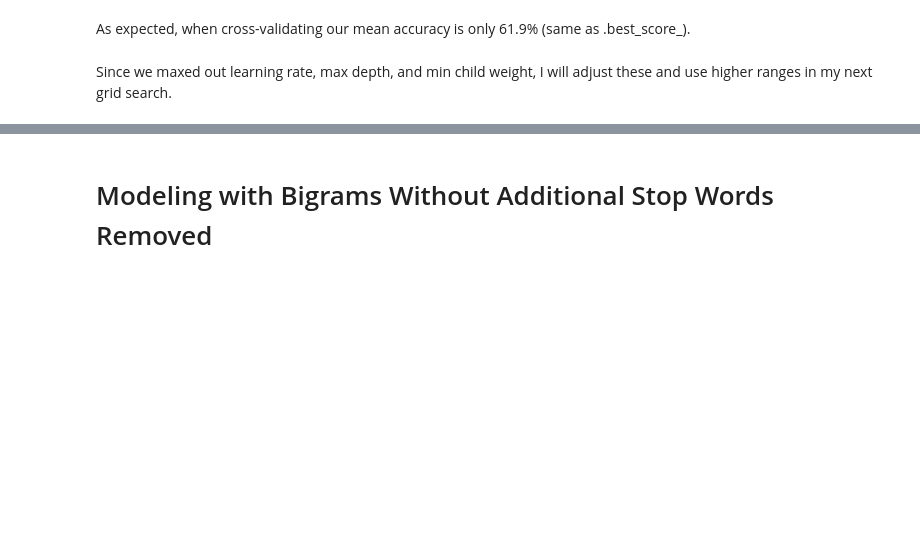
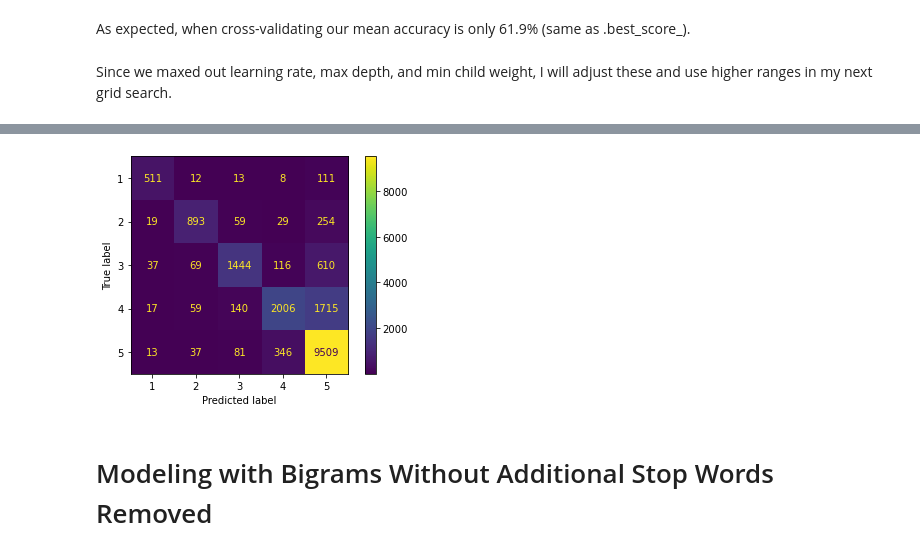
Before and after one commit to jlc0512/Utilizing-E-Commerce-Reviews-to-Predict-Comment-Sentiments, a Jupyter notebook: data_modeling_rating_prediction.ipynb, the cells around one changed output, grey strips where cells are left out. Drawn from its saved outputs; the diff is of its cells as text; code cells hidden in the pictures; blank space fills up the shorter version.

```diff
--- a/data_modeling_rating_prediction.ipynb
+++ b/data_modeling_rating_prediction.ipynb
@@ -705,0 +765,7 @@ Since we maxed out learning rate, max depth, and min child weight, I will adjust
+# %%
+#same as XGB_pipe2 but with Smote
+XGB_pipe3 = ImPipeline(steps=[('vect', TfidfVectorizer(max_features=2000)),
+                              ('sm', subpipe_smote),
+                             ('XGB', XGBClassifier(gamma=.1, learning_rate=.2, max_depth=9, min_child_weight=7, subsample=.75))])
+# %%
+XGB_pipe3.fit(X_train, y_train)
@@ -706,3 +816,7 @@ Since we maxed out learning rate, max depth, and min child weight, I will adjust
+# %%
+plot_confusion_matrix(XGB_pipe3, X_train, y_train);
+# %% [output]
+[figure, added]
 # %% [markdown]
 # Modeling with Bigrams Without Additional Stop Words Removed
 # %%
```
Also changed, not shown: parts of 23 cells of this notebook.
